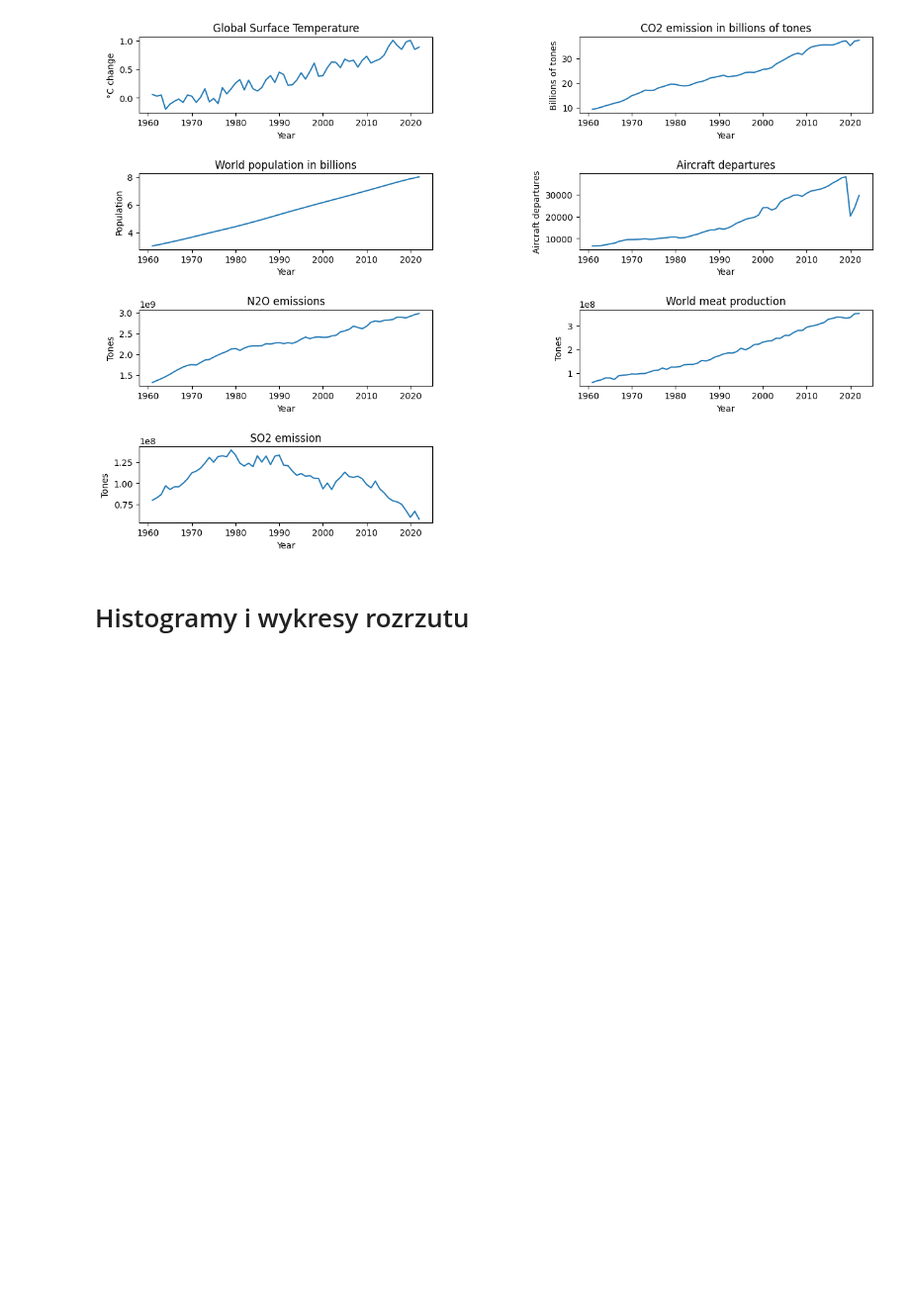
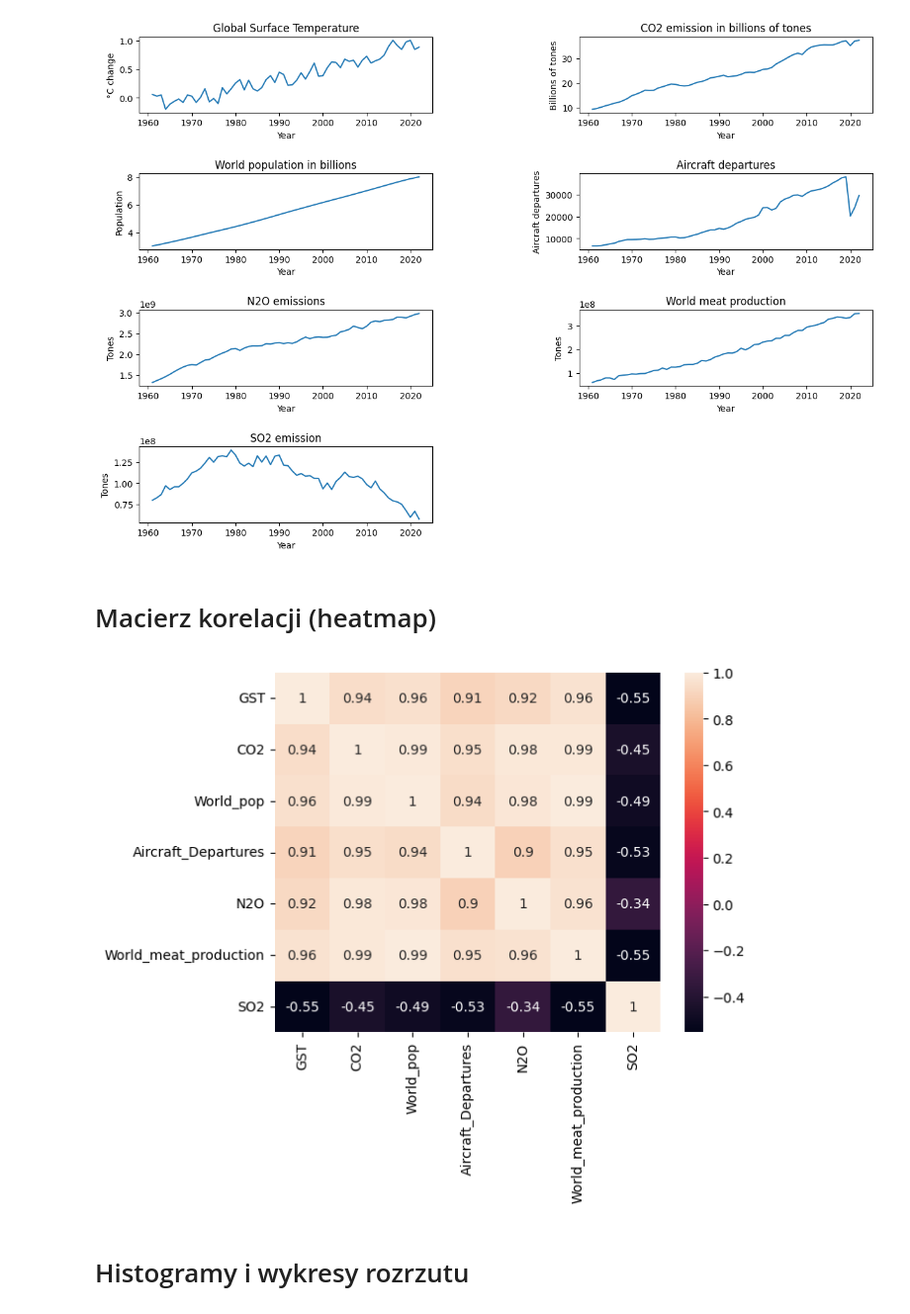
Before and after one commit to Joanna-Maslankiewicz/Analityka-Gospodarcza-sem2, a Jupyter notebook: Python/Projekt/projekt.ipynb, the cells around one changed output. Shown at 99% size. Drawn from its saved outputs; the diff is of its cells as text; code cells hidden in the pictures; blank space fills up the shorter version.

```diff
--- a/Python/Projekt/projekt.ipynb
+++ b/Python/Projekt/projekt.ipynb
@@ -142,6 +142,12 @@ plt.subplots_adjust(hspace = 0.8, wspace=0.5)
 plt.show()
 # %% [output]
 [figure]
+# %% [markdown]
+# Macierz korelacji (heatmap)
+# %%
+ax = sb.heatmap(data.corr(), annot=True)
+# %% [output]
+[figure, added]
 # %% [markdown]
 # Histogramy i wykresy rozrzutu
 # %%
```
